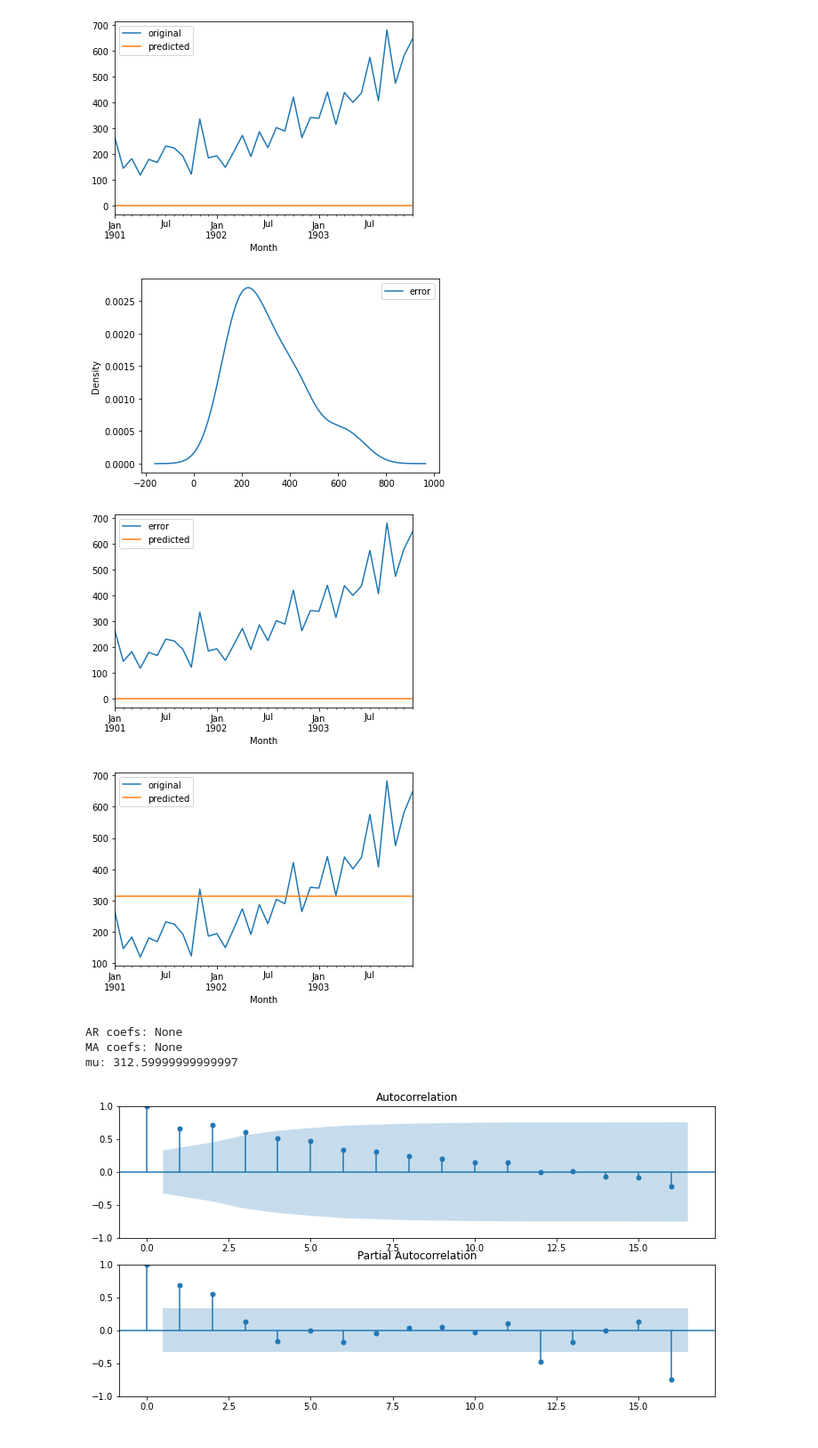
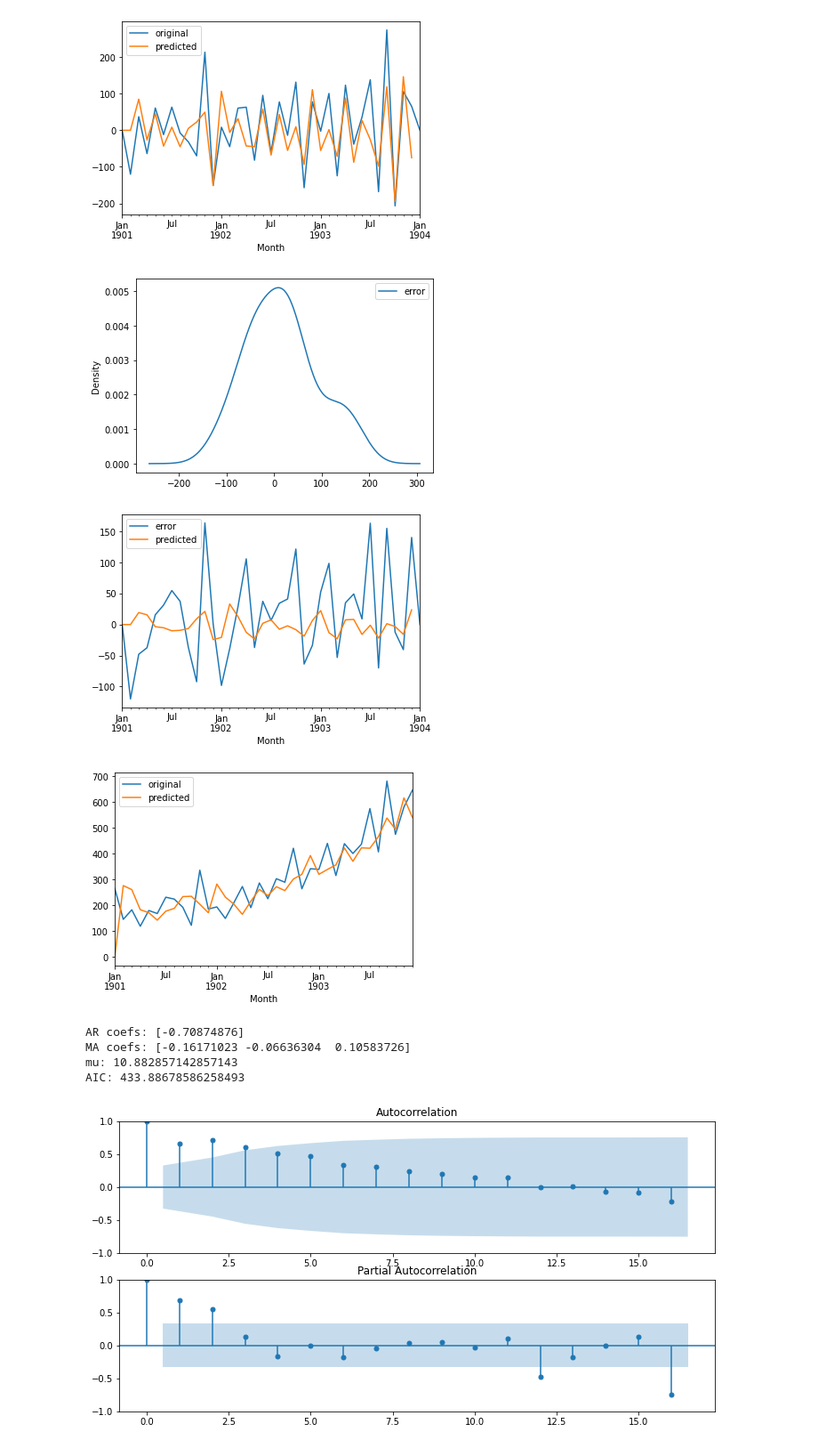
Before and after one commit to matt-juan23/time-series-forecasting, a Jupyter notebook: ARIMA.ipynb, the cells around one changed output. Shown at 89% size. Cells and saved outputs as stored; diff of their text form; code cells hidden in the pictures.

```diff
--- a/ARIMA.ipynb
+++ b/ARIMA.ipynb
@@ -196,6 +197,12 @@ def myARIMA(data_series, p, d, q):
     plt.show()
 
     return forecast, ar_coefs, ma_coefs, ar, ma, mu
+# %%
+def AIC(y, pred, p, q):
+    y = y.dropna()
+    pred = pred.dropna()
+    LL = np.sum(stats.norm.logpdf(y-pred, scale=np.std(y-pred)))
+    return -2 * LL + 2 * (p + q + 2)
 # %%
 data = pd.read_csv("shampoo.csv", header=0, index_col=0, parse_dates=True, date_parser=parser)
 first = data.diff()
@@ -244,16 +252,19 @@ Warnings:
 # %%
-res, ar_coefs, ma_coefs, ar, ma, mu = myARIMA(data, 0,0,0)
+p, q = 1,3
+res, ar_coefs, ma_coefs, ar, ma, mu = myARIMA(data, p,1,q)
 print("AR coefs:", ar_coefs)
 print("MA coefs:", ma_coefs)
 print("mu:", mu)
+print("AIC:", AIC(res['original'], res['predicted'], p, q))
 # %% [output]
-[figure, old version]
+[figure, new version]
-[figure, old version]
+[figure, new version]
-[figure, old version]
+[figure, new version]
-[figure, old version]
+[figure, new version]
-AR coefs: None
-MA coefs: None
-mu: 312.59999999999997
+AR coefs: [-0.70874876]
+MA coefs: [-0.16171023 -0.06636304  0.10583726]
+mu: 10.882857142857143
+AIC: 433.88678586258493
 # %%
 fig, ax = plt.subplots(2, figsize=(12,6))
 ax[0] = plot_acf(data.dropna(), ax=ax[0], lags=16)
```
Also changed, not shown: parts of 5 cells of this notebook, 3 other files.
